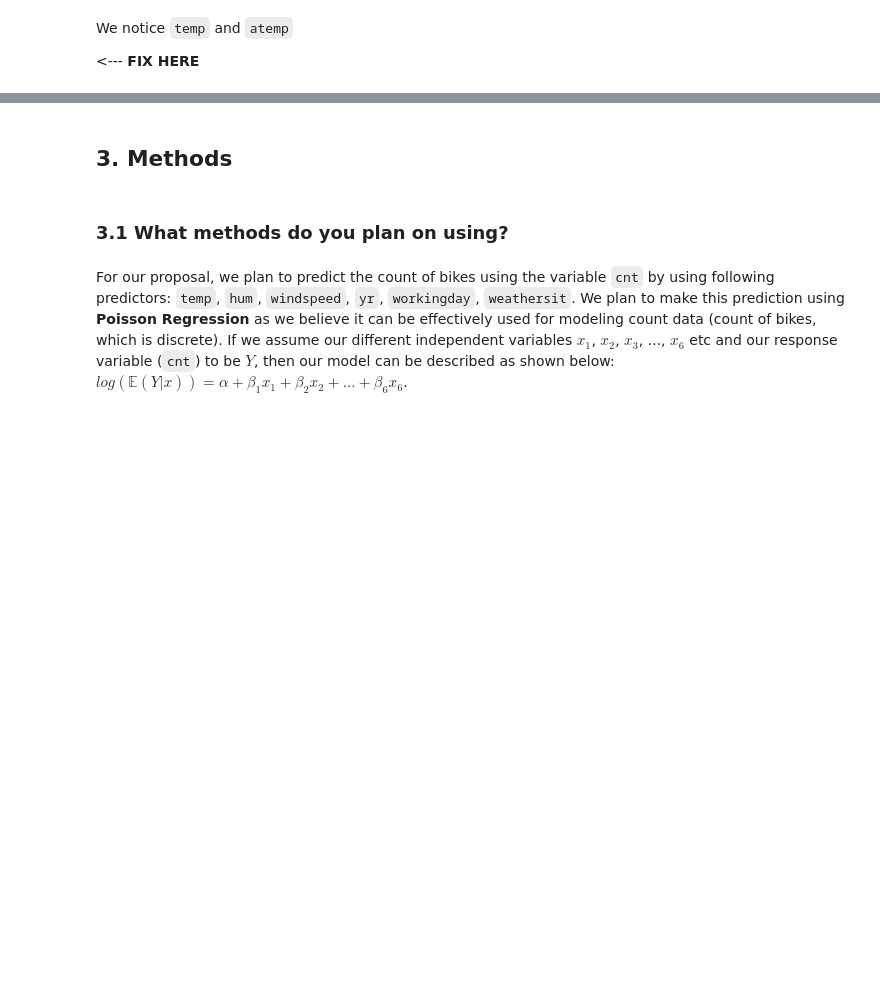
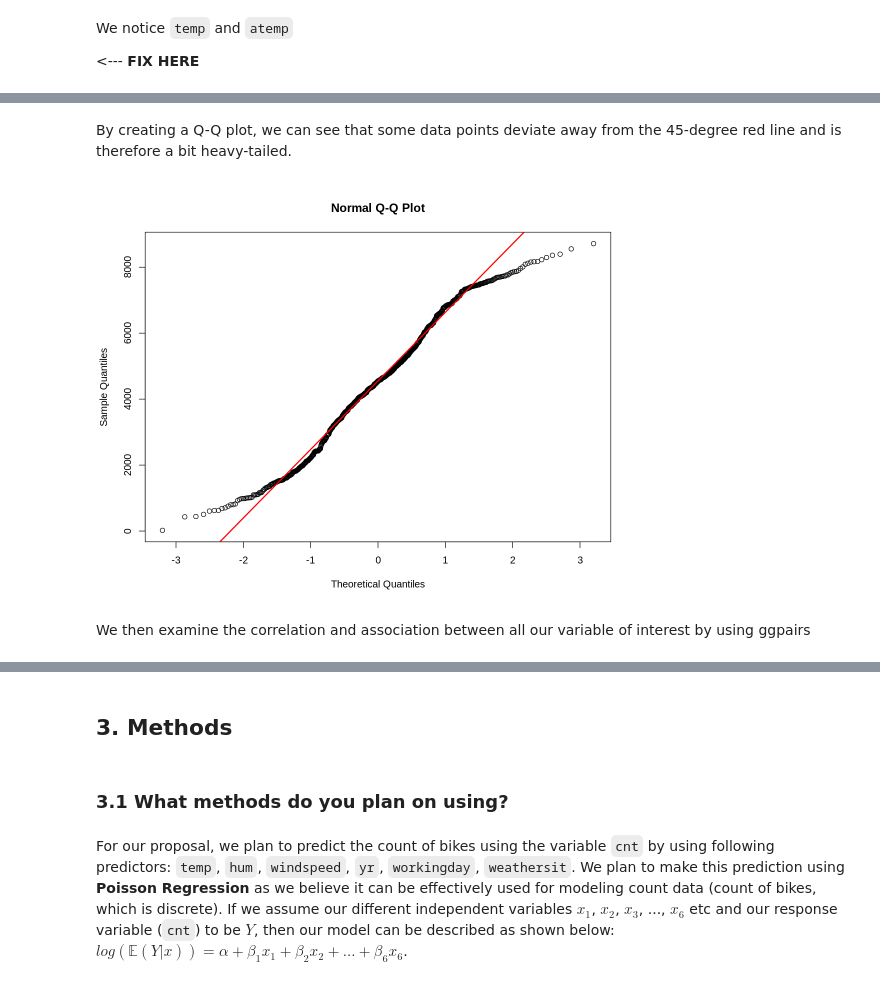
Before and after one commit to tonyliang19/stat301-group-project, a Jupyter notebook: src/proposal.ipynb, the cells around one changed output, grey strips where cells are left out. Cells and saved outputs as stored; diff of their text form; code cells hidden in the pictures; blank space fills up the shorter version.

```diff
--- a/src/proposal.ipynb
+++ b/src/proposal.ipynb
@@ -171,3 +175,12 @@ We notice `temp` and `atemp`
+# %% [markdown]
+By creating a Q-Q plot, we can see that some data points deviate away from the 45-degree red line and is therefore a bit heavy-tailed.
+# %%
+qqnorm(bike_wrangled$cnt)
+qqline(bike_wrangled$cnt, col = "red", lwd = 2)
+# %% [output]
+[figure, added]
+# %% [markdown]
+We then examine the correlation and association between all our variable of interest by using ggpairs
 # %%
 # Visualize the association between our variable of interest (season, workingday, weathersit,
 # temp, atemp, hum, windspeed, cnt)
```
Also changed, not shown: parts of 8 cells of this notebook.
